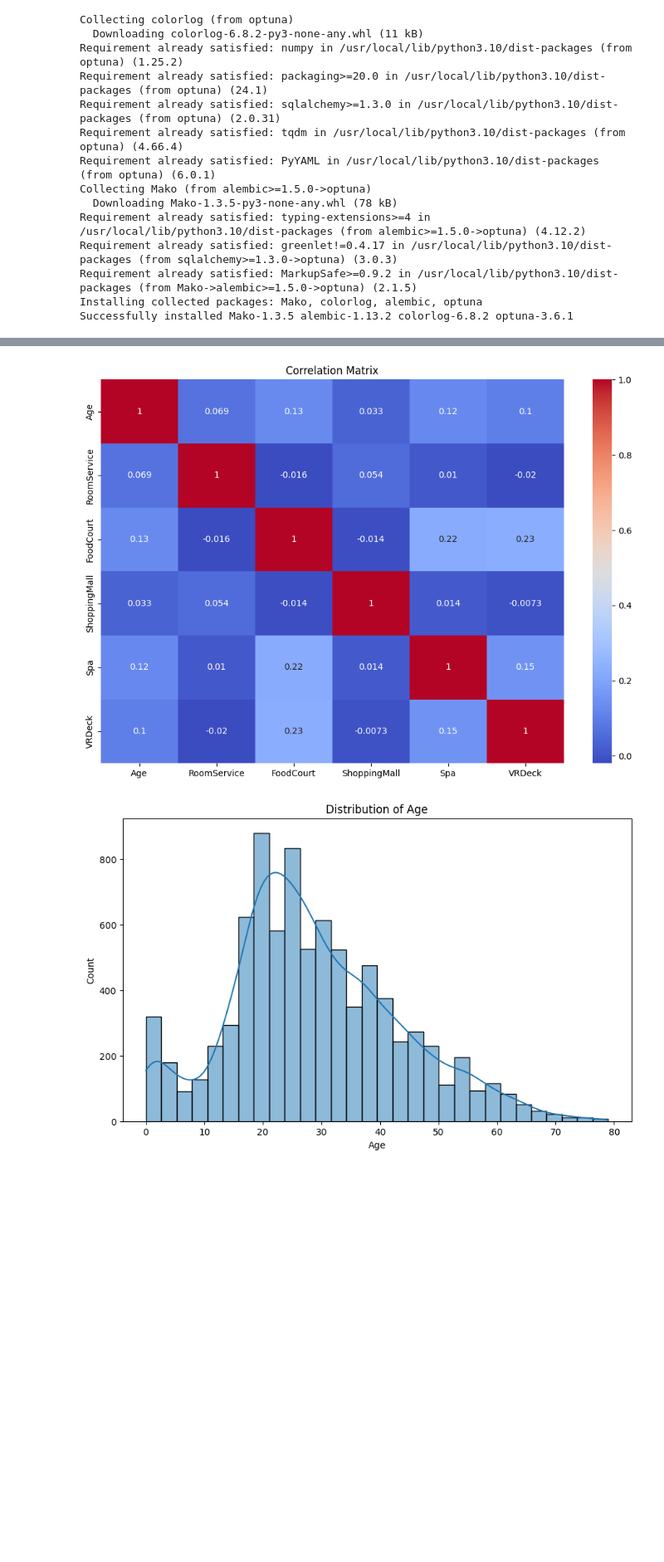
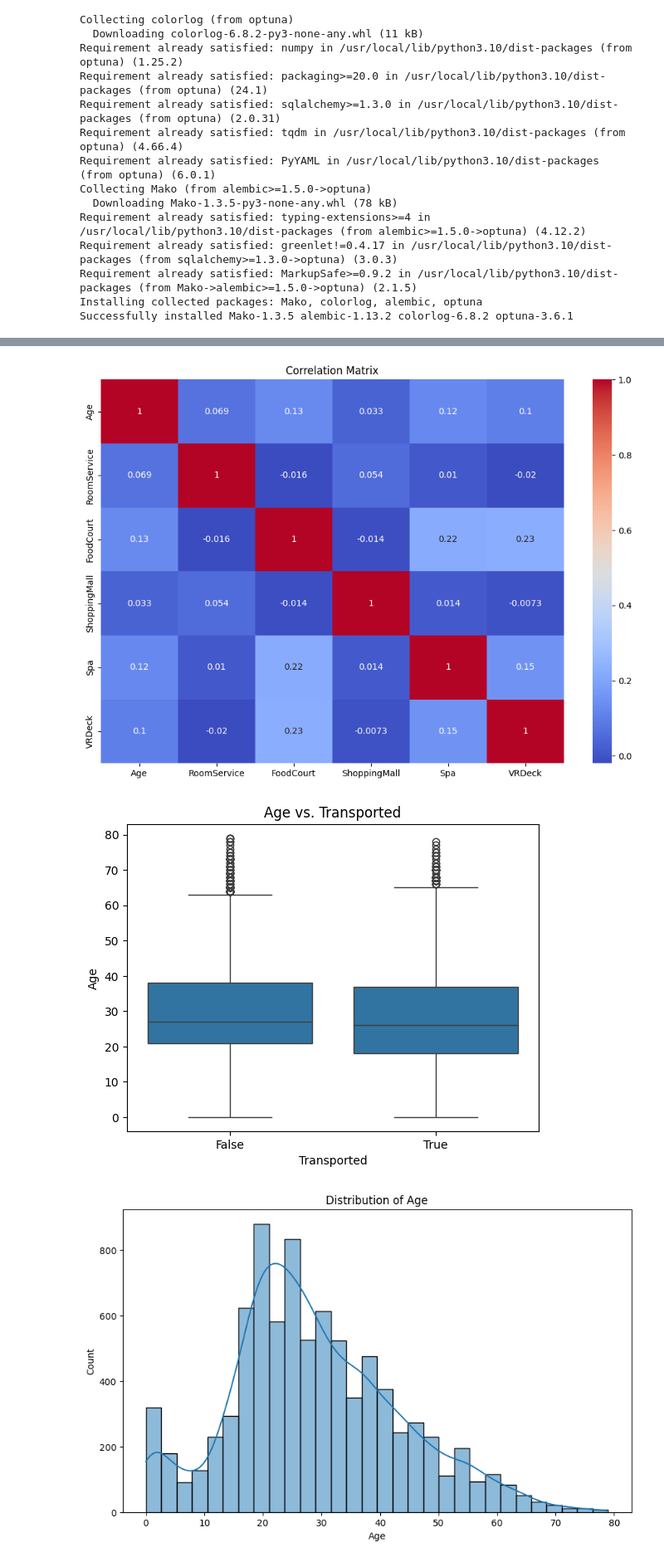
Before and after one commit to 7PAM2015-0509-2023-Group6/Kaggle-Challenge-Spaceship-Titanic-, a Jupyter notebook: Assignment2_kaggle.ipynb, the cells around one changed output, grey strips where cells are left out. Shown at 83% size. Saved outputs shown, nothing was run; the diff lists cells and outputs as text; code cells hidden in the pictures; blank space fills up the shorter version.

Commit message:
Analysing the age vs transported train data using box plot

```diff
--- a/Assignment2_kaggle.ipynb
+++ b/Assignment2_kaggle.ipynb
@@ -93,30 +90,35 @@ memory usage: 434.5+ KB
 # %%
 # Example visualizations
 sns.histplot(train_df['Age'].dropna(), kde=True)
 plt.title('Age Distribution')
 plt.show()
 
 sns.countplot(x='HomePlanet', data=train_df)
 plt.title('Count of HomePlanet')
 plt.show()
 
 sns.countplot(x='Transported', data=train_df)
 plt.title('Transported Distribution')
 plt.show()
 
 # Only include numeric columns for correlation matrix
 numeric_df = train_df.select_dtypes(include=['float64', 'int64'])
 
 # Correlation matrix
 plt.figure(figsize=(12, 8))
 sns.heatmap(numeric_df.corr(), annot=True, cmap='coolwarm')
 plt.title('Correlation Matrix')
 plt.show()
+
+sns.boxplot(x='Transported', y='Age', data=train_df)
+plt.title('Age vs. Transported')
+plt.show()
 # %% [output]
 [figure]
 [figure]
 [figure]
 [figure]
+[figure, added]
 # %%
 import seaborn as sns
 import matplotlib.pyplot as plt
```
Also changed, not shown: parts of 1 cell of this notebook.
